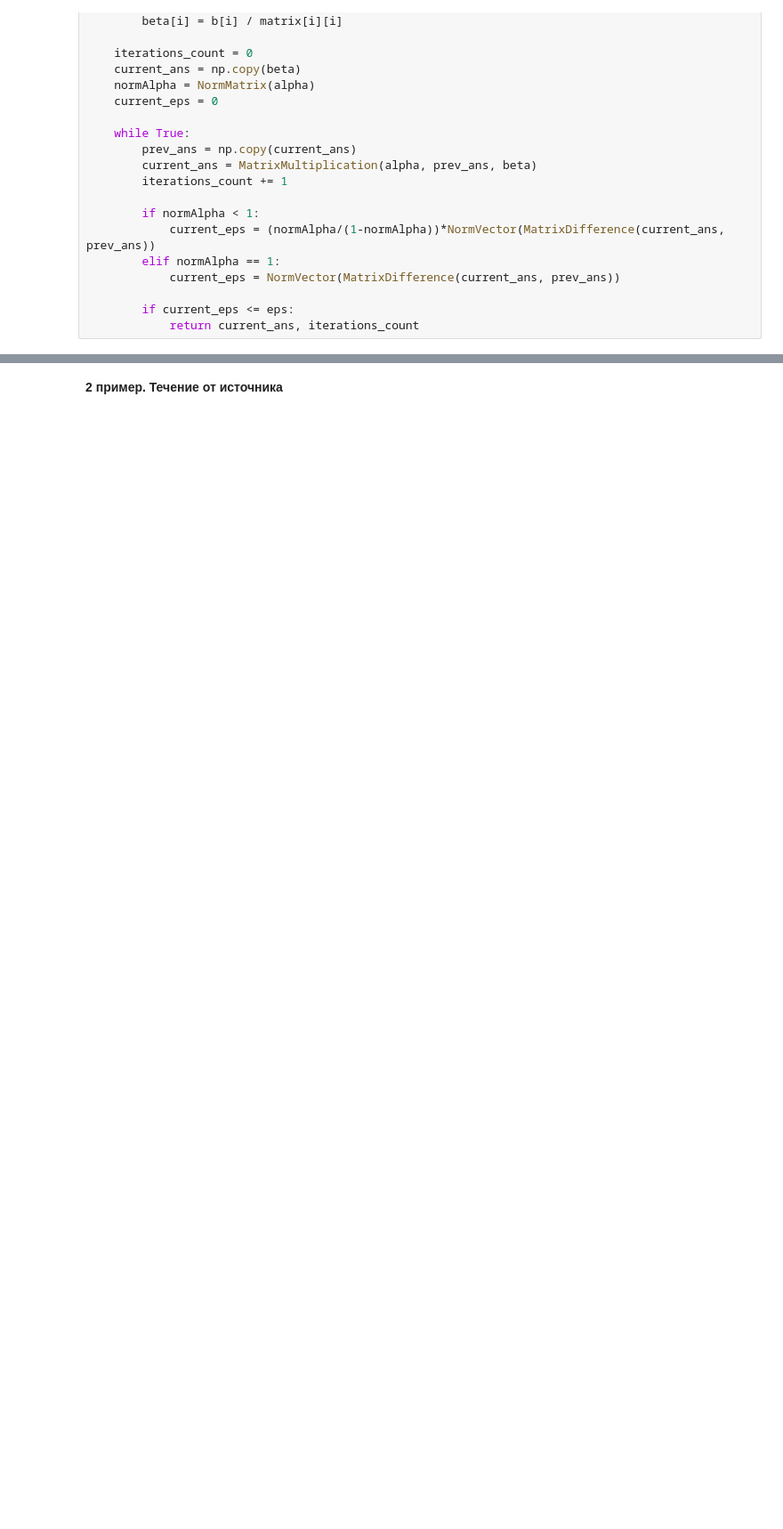
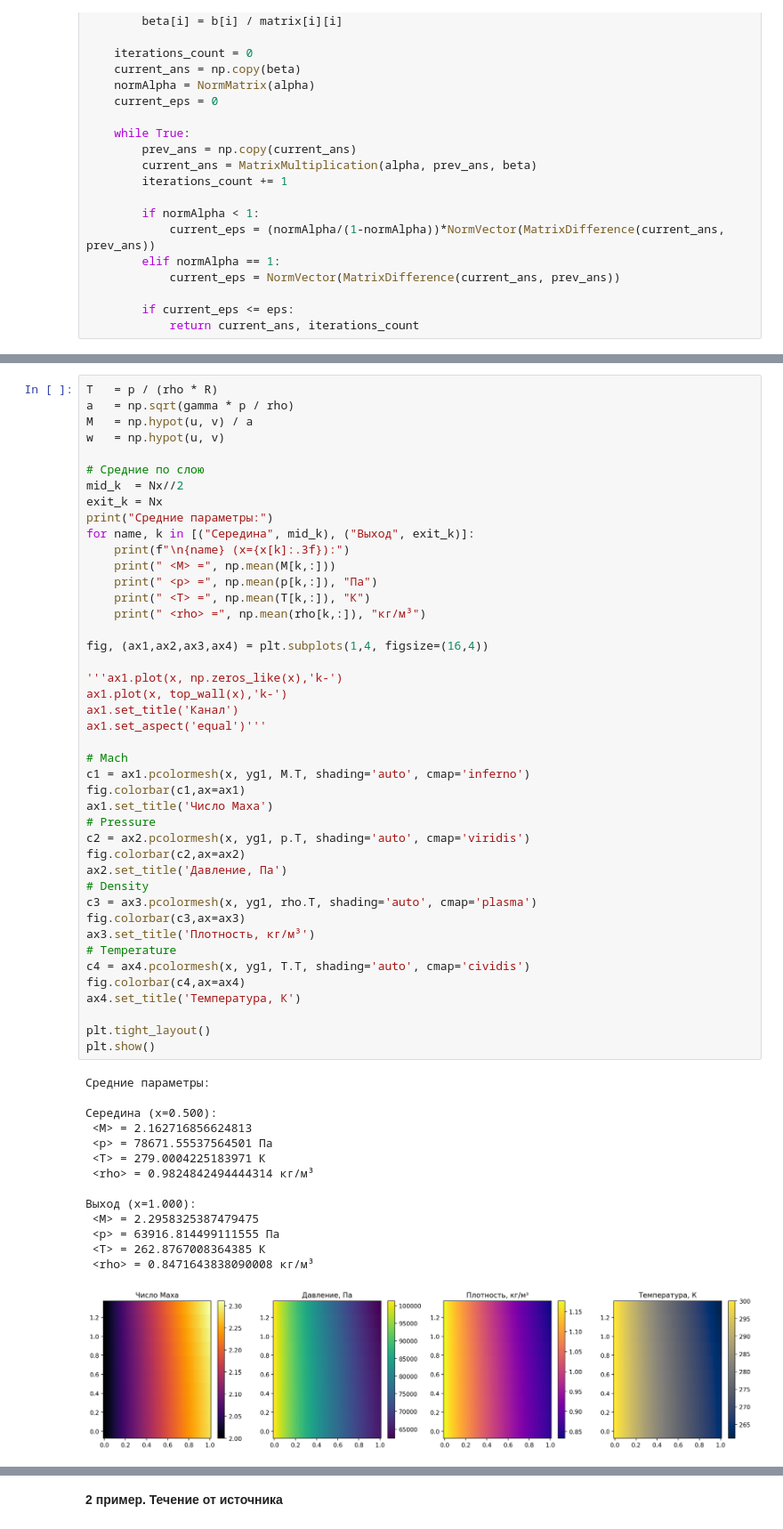
Before and after one commit to KirillZHur/diploma, a Jupyter notebook: src/notebooks/gcm_all.ipynb, the cells around one changed output, grey strips where cells are left out. Shown at 89% size. Cells and saved outputs as stored; diff of their text form; blank space fills up the shorter version.

```diff
--- a/src/notebooks/gcm_all.ipynb
+++ b/src/notebooks/gcm_all.ipynb
@@ -335,3 +320,61 @@ plt.show()
+# %%
+T   = p / (rho * R)
+a   = np.sqrt(gamma * p / rho)
+M   = np.hypot(u, v) / a
+w   = np.hypot(u, v)
+
+# Средние по слою
+mid_k  = Nx//2
+exit_k = Nx
+print("Средние параметры:")
+for name, k in [("Середина", mid_k), ("Выход", exit_k)]:
+    print(f"\n{name} (x={x[k]:.3f}):")
+    print(" <M> =", np.mean(M[k,:]))
+    print(" <p> =", np.mean(p[k,:]), "Па")
+    print(" <T> =", np.mean(T[k,:]), "К")
+    print(" <rho> =", np.mean(rho[k,:]), "кг/м³")
+
+fig, (ax1,ax2,ax3,ax4) = plt.subplots(1,4, figsize=(16,4))
+
+'''ax1.plot(x, np.zeros_like(x),'k-')
+ax1.plot(x, top_wall(x),'k-')
+ax1.set_title('Канал')
+ax1.set_aspect('equal')'''
+
+# Mach
+c1 = ax1.pcolormesh(x, yg1, M.T, shading='auto', cmap='inferno')
+fig.colorbar(c1,ax=ax1)
+ax1.set_title('Число Маха')
+# Pressure
+c2 = ax2.pcolormesh(x, yg1, p.T, shading='auto', cmap='viridis')
+fig.colorbar(c2,ax=ax2)
+ax2.set_title('Давление, Па')
+# Density
+c3 = ax3.pcolormesh(x, yg1, rho.T, shading='auto', cmap='plasma')
+fig.colorbar(c3,ax=ax3)
+ax3.set_title('Плотность, кг/м³')
+# Temperature
+c4 = ax4.pcolormesh(x, yg1, T.T, shading='auto', cmap='cividis')
+fig.colorbar(c4,ax=ax4)
+ax4.set_title('Температура, К')
+
+plt.tight_layout()
+plt.show()
+# %% [output]
+Средние параметры:
+
+Середина (x=0.500):
+ <M> = 2.162716856624813
+ <p> = 78671.55537564501 Па
+ <T> = 279.0004225183971 К
+ <rho> = 0.9824842494444314 кг/м³
+
+Выход (x=1.000):
+ <M> = 2.2958325387479475
+ <p> = 63916.814499111555 Па
+ <T> = 262.8767008364385 К
+ <rho> = 0.8471643838090008 кг/м³
+[figure, added]
 # %%
 fields = {
     "Mach number": (M, "M"),
```
Also changed, not shown: parts of 21 cells of this notebook, 5 other files.
